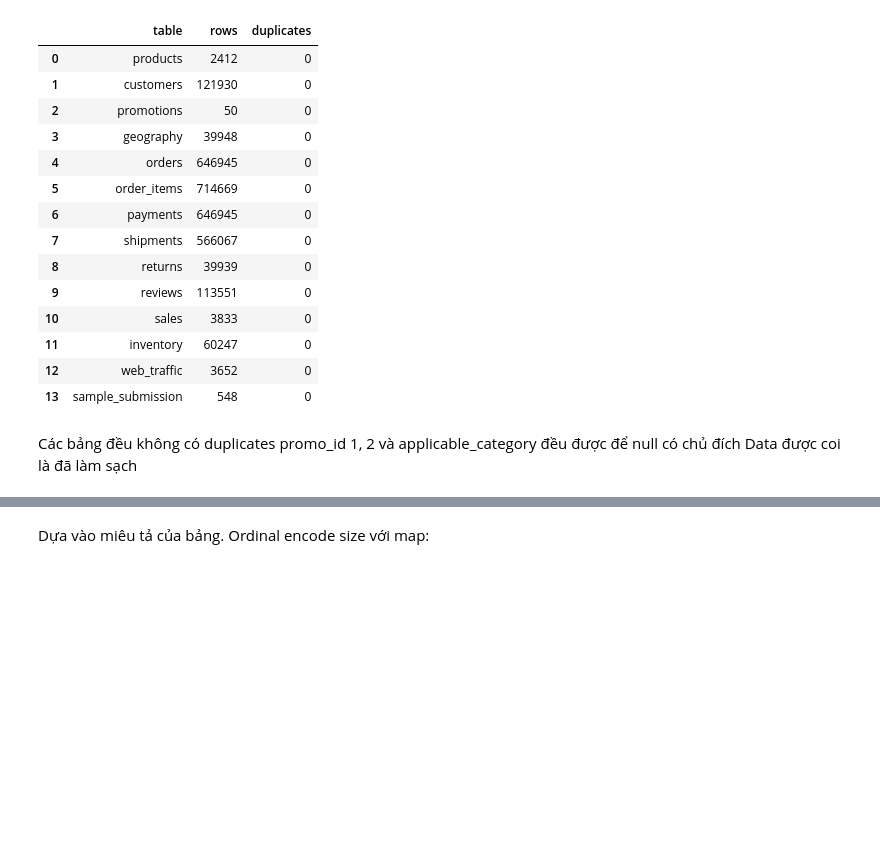
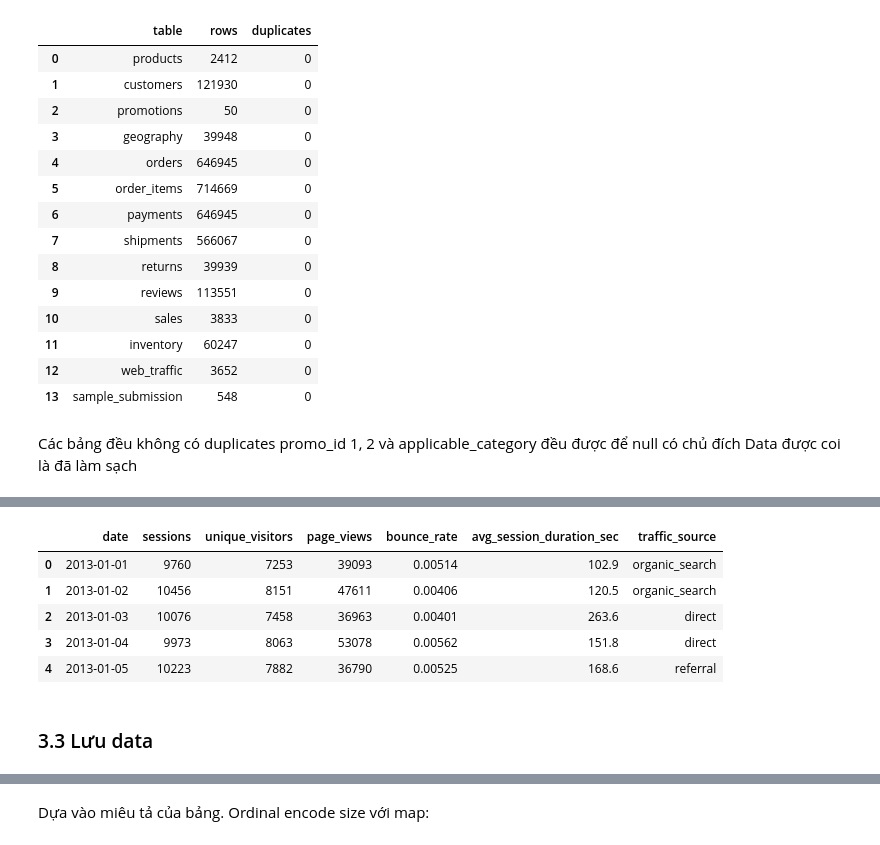
Before and after one commit to xandertrinhnam31-afk/Lanh-It-s-Du-Lieu, a Jupyter notebook: notebooks/01_data_loading_and_mcq.ipynb, the cells around one changed output, grey strips where cells are left out. Cells and saved outputs as stored; diff of their text form; code cells hidden in the pictures; blank space fills up the shorter version.

```diff
--- a/notebooks/01_data_loading_and_mcq.ipynb
+++ b/notebooks/01_data_loading_and_mcq.ipynb
@@ -89,0 +197,14 @@ Data được coi là đã làm sạch
+# %%
+#Tạo Fact_WebTraffic
+fact_webtraffic = web_traffic.copy()
+display(fact_webtraffic.head())
+data.append(fact_webtraffic)
+# %% [output]
+|  | date | sessions | unique_visitors | page_views | bounce_rate | avg_session_duration_sec | traffic_source |
+| 0 | 2013-01-01 | 9760 | 7253 | 39093 | 0.00514 | 102.9 | organic_search |
+| 1 | 2013-01-02 | 10456 | 8151 | 47611 | 0.00406 | 120.5 | organic_search |
+| 2 | 2013-01-03 | 10076 | 7458 | 36963 | 0.00401 | 263.6 | direct |
+| 3 | 2013-01-04 | 9973 | 8063 | 53078 | 0.00562 | 151.8 | direct |
+| 4 | 2013-01-05 | 10223 | 7882 | 36790 | 0.00525 | 168.6 | referral |
+# %% [markdown]
+### 3.3 Lưu data
```
Also changed, not shown: parts of 25 cells of this notebook, 6 other files.
